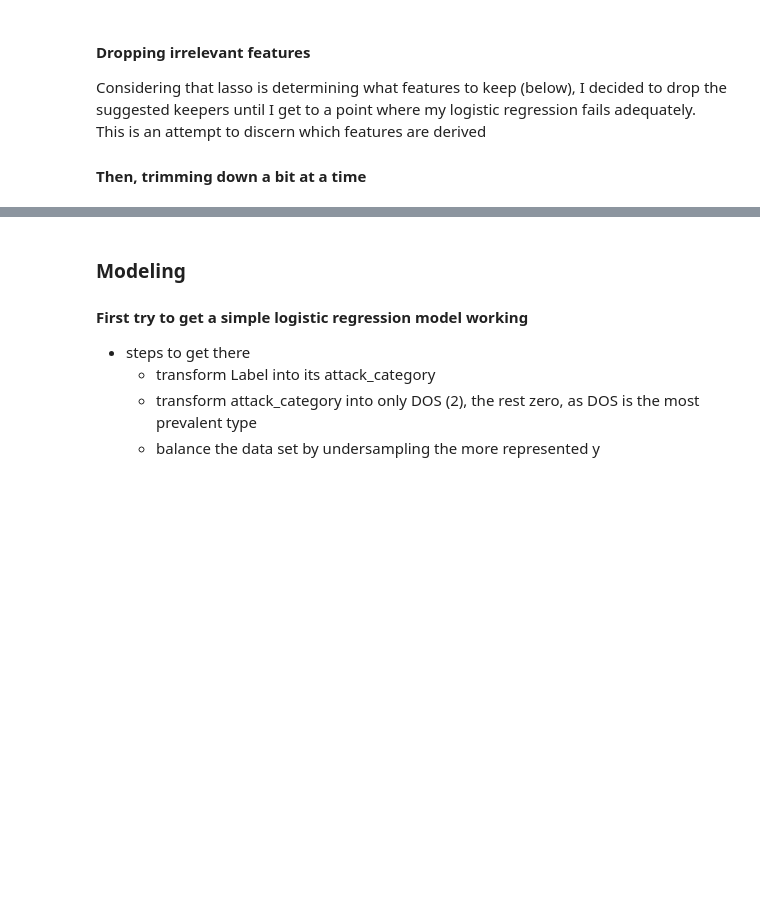
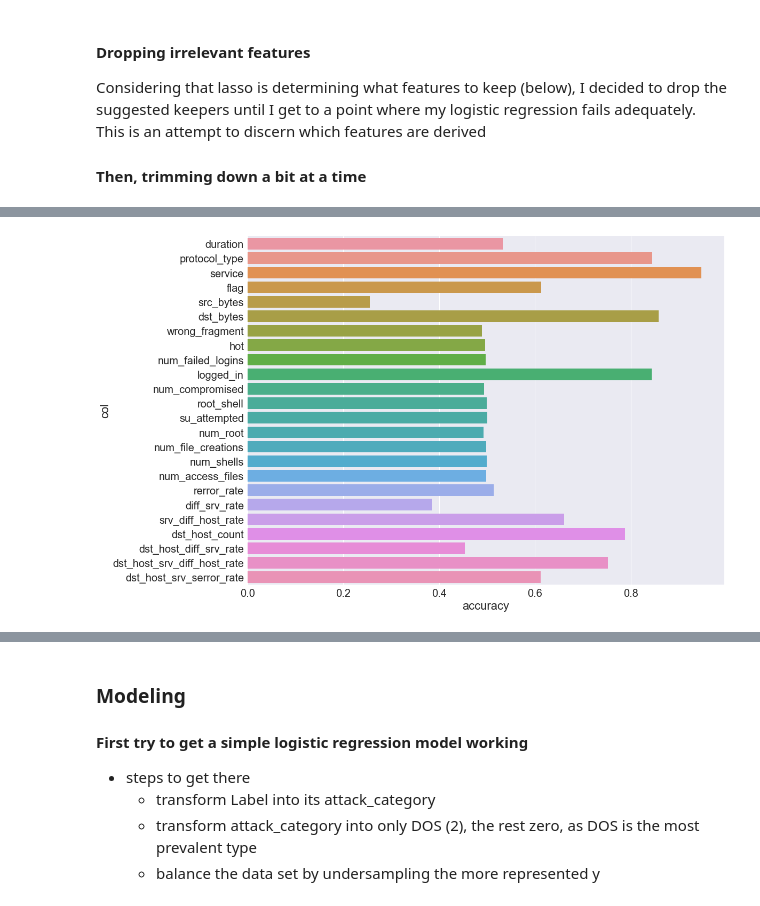
Before and after one commit to MnemoSemiotic/Analyzing-Network-Traffic_kdd99, a Jupyter notebook: Feature_Engineering_and_Modeling.ipynb, the cells around one changed output, grey strips where cells are left out. Cells and saved outputs as stored; diff of their text form; code cells hidden in the pictures; blank space fills up the shorter version.

```diff
--- a/Feature_Engineering_and_Modeling.ipynb
+++ b/Feature_Engineering_and_Modeling.ipynb
@@ -163,3 +160,8 @@ populate_conf_mat
 # %%
+conf_mat_df = pd.DataFrame(data=populate_conf_mat, columns=columns)
+
 # df.columns
 # g = sns.pairplot(df)
+conf_mat_df.info()
+
+# pltfuncs.plot_confusion_matrix(conf_mat)
@@ -165,0 +208,10 @@ populate_conf_mat
+# %%
+
+dims = (16, 12)
+fig, ax = plt.subplots(figsize=dims)
+ax = sns.barplot(x="accuracy", y="col", data=conf_mat_df)
+sns.set_style("ticks")
+sns.set()
+sns.set(font_scale=2)
+# %% [output]
+[figure, added]
```
Also changed, not shown: parts of 8 cells of this notebook, 2 other files.
